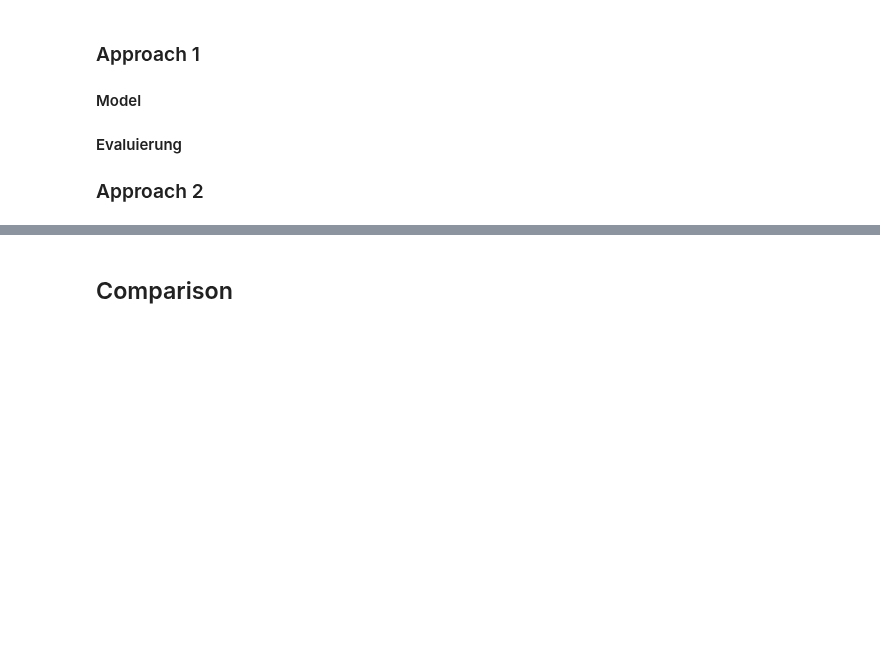
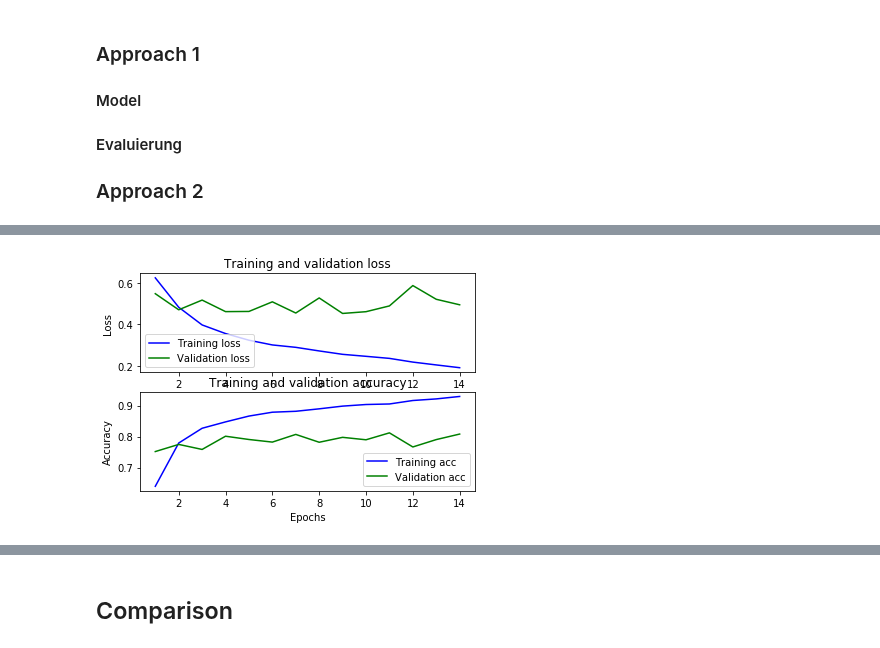
Before and after one commit to Jubke/AATM, a Jupyter notebook: Final.ipynb, the cells around one changed output, grey strips where cells are left out. Drawn from its saved outputs; the diff is of its cells as text; code cells hidden in the pictures; blank space fills up the shorter version.

Commit message:
Hinzufügen der Modelle die auf Wordembeddings basieren

```diff
--- a/Final.ipynb
+++ b/Final.ipynb
@@ -590,0 +788,20 @@ lgb_clf2.score(val_extracted_features, val_data.label)
+# %%
+def simple_lstm_model(input_dim, settings):
+    inputs = Input(name='inputs', shape=[input_dim])
+    layer = Embedding(max_words, settings['embedding.units'], input_length=input_dim)(inputs)
+    layer = LSTM(settings['lstm.1.units'], dropout=settings['lstm.1.dropout'])(layer)
+    layer = Dense(1, activation=settings['out.acti'],name='main_output')
+    model = Model(inputs=inputs,outputs=layer)
+    model.summary()
+
+    model.compile(
+        optimizer=RMSprop(lr=settings['lr.initial']),
+        loss={
+            'main_output': 'binary_crossentropy',
+        },
+        loss_weights={
+            'main_output': 1.,
+        },
+        metrics=['accuracy']
+    )
+    return model
@@ -590,0 +1096,56 @@ lgb_clf2.score(val_extracted_features, val_data.label)
+# %%
+settings = {
+    'folder': aatm_support.next_file('./logs/word_embeddings/run', ''),
+    'embedding.units': 100,
+    'lstm.1.units': 32,
+    'lstm.1.dropout': 0.2,
+    'dense.1.units': 16,
+    'dense.1.acti': 'relu',
+    'dense.1.dropout': 0.2,
+    'dense.2.units': 16,
+    'dense.2.acti': 'relu',
+    'dense.2.dropout': 0.2,
+    'out.acti': 'sigmoid',
+    'lr.initial': 0.001,
+    'epochs': 200,
+    'batch_size': 32,
+    'early_stop.monitor': 'val_loss',
+    'early_stop.min_delta': 0.001,
+    'early_stop.patience': 5,
+    'kernel.regularizer': 0.01
+}
+
+model = simple_lstm_model(input_dim=X_train.shape[1], settings=settings)
+
+history = model.fit(
+    X_train,
+    [
+        y_train,
+    ],
+    batch_size=settings['batch_size'],
+    epochs=settings['epochs'],
+    validation_data=(
+        X_test,
+        [
+            y_test,
+            # y_test, y_test, y_test, y_test
+        ],
+    ),
+    callbacks=[
+        EarlyStopping(
+            monitor=settings['early_stop.monitor'],
+            min_delta=settings['early_stop.min_delta'],
+            patience=settings['early_stop.patience']
+        ),
+        TensorBoardLogger(
+            log_dir=settings['folder'],
+            histogram_freq=0,
+            batch_size=settings['batch_size'],
+            write_graph=False,
+            settings_str_to_log=json.dumps(settings, ensure_ascii=False)
+        )
+    ]
+)
+
+draw_history(history)
+# %% [output]
@@ -590,0 +1169 @@ lgb_clf2.score(val_extracted_features, val_data.label)
+[figure, added]
```
Also changed, not shown: parts of 52 cells of this notebook.
